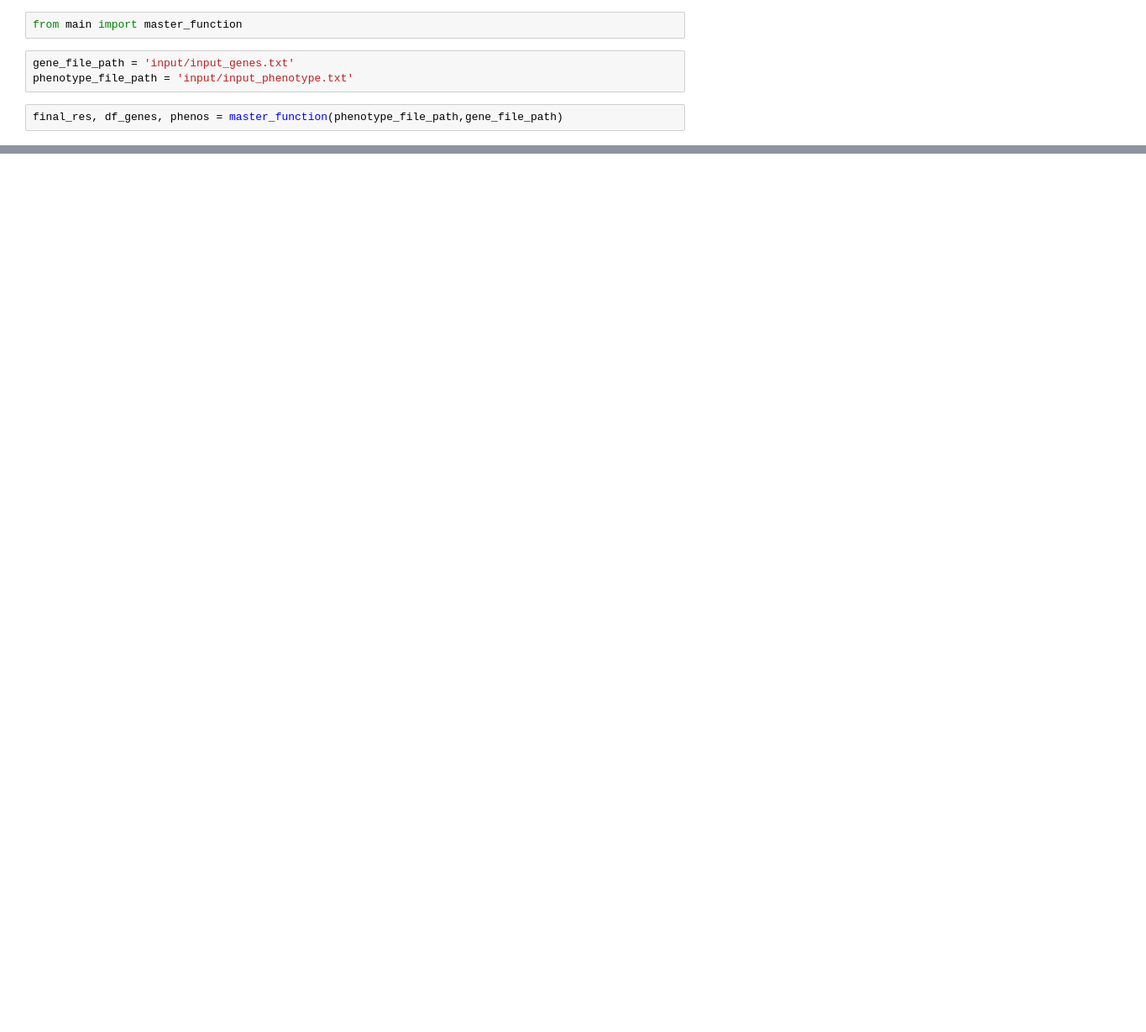
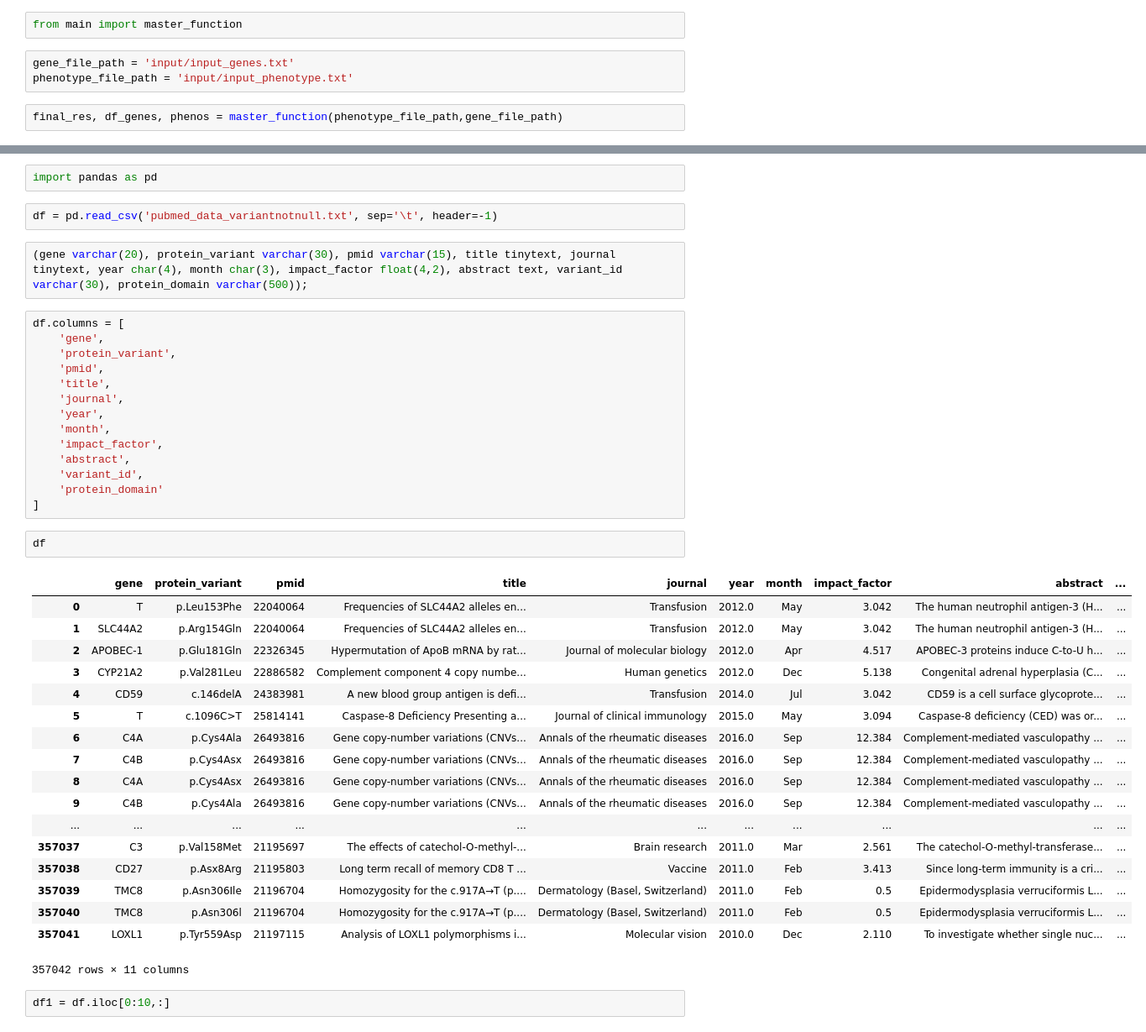
Before and after one commit to xguo39/deepbrain, a Jupyter notebook: deepb/test.ipynb, the cells around one changed output, grey strips where cells are left out. Shown at 84% size. Cells and saved outputs as stored; diff of their text form; blank space fills up the shorter version.

```diff
--- a/deepb/test.ipynb
+++ b/deepb/test.ipynb
@@ -27,0 +95,43 @@ final_res
+# %%
+import pandas as pd
+# %%
+df = pd.read_csv('pubmed_data_variantnotnull.txt', sep='\t', header=-1)
+# %%
+(gene varchar(20), protein_variant varchar(30), pmid varchar(15), title tinytext, journal tinytext, year char(4), month char(3), impact_factor float(4,2), abstract text, variant_id varchar(30), protein_domain varchar(500));
+# %%
+df.columns = [
+    'gene',
+    'protein_variant',
+    'pmid',
+    'title',
+    'journal',
+    'year',
+    'month',
+    'impact_factor',
+    'abstract',
+    'variant_id',
+    'protein_domain'
+]
+# %%
+df
+# %% [output]
+|  | gene | protein_variant | pmid | title | journal | year | month | impact_factor | abstract | ... |
+| 0 | T | p.Leu153Phe | 22040064 | Frequencies of SLC44A2 alleles en... | Transfusion | 2012.0 | May | 3.042 | The human neutrophil antigen-3 (H... | ... |
+| 1 | SLC44A2 | p.Arg154Gln | 22040064 | Frequencies of SLC44A2 alleles en... | Transfusion | 2012.0 | May | 3.042 | The human neutrophil antigen-3 (H... | ... |
+| 2 | APOBEC-1 | p.Glu181Gln | 22326345 | Hypermutation of ApoB mRNA by rat... | Journal of molecular biology | 2012.0 | Apr | 4.517 | APOBEC-3 proteins induce C-to-U h... | ... |
+| 3 | CYP21A2 | p.Val281Leu | 22886582 | Complement component 4 copy numbe... | Human genetics | 2012.0 | Dec | 5.138 | Congenital adrenal hyperplasia (C... | ... |
+| 4 | CD59 | c.146delA | 24383981 | A new blood group antigen is defi... | Transfusion | 2014.0 | Jul | 3.042 | CD59 is a cell surface glycoprote... | ... |
+| 5 | T | c.1096C>T | 25814141 | Caspase-8 Deficiency Presenting a... | Journal of clinical immunology | 2015.0 | May | 3.094 | Caspase-8 deficiency (CED) was or... | ... |
+| 6 | C4A | p.Cys4Ala | 26493816 | Gene copy-number variations (CNVs... | Annals of the rheumatic diseases | 2016.0 | Sep | 12.384 | Complement-mediated vasculopathy ... | ... |
+| 7 | C4B | p.Cys4Asx | 26493816 | Gene copy-number variations (CNVs... | Annals of the rheumatic diseases | 2016.0 | Sep | 12.384 | Complement-mediated vasculopathy ... | ... |
+| 8 | C4A | p.Cys4Asx | 26493816 | Gene copy-number variations (CNVs... | Annals of the rheumatic diseases | 2016.0 | Sep | 12.384 | Complement-mediated vasculopathy ... | ... |
+| 9 | C4B | p.Cys4Ala | 26493816 | Gene copy-number variations (CNVs... | Annals of the rheumatic diseases | 2016.0 | Sep | 12.384 | Complement-mediated vasculopathy ... | ... |
+| ... | ... | ... | ... | ... | ... | ... | ... | ... | ... | ... |
+| 357037 | C3 | p.Val158Met | 21195697 | The effects of catechol-O-methyl-... | Brain research | 2011.0 | Mar | 2.561 | The catechol-O-methyl-transferase... | ... |
+| 357038 | CD27 | p.Asx8Arg | 21195803 | Long term recall of memory CD8 T ... | Vaccine | 2011.0 | Feb | 3.413 | Since long-term immunity is a cri... | ... |
+| 357039 | TMC8 | p.Asn306Ile | 21196704 | Homozygosity for the c.917A→T (p.... | Dermatology (Basel, Switzerland) | 2011.0 | Feb | 0.5 | Epidermodysplasia verruciformis L... | ... |
+| 357040 | TMC8 | p.Asn306l | 21196704 | Homozygosity for the c.917A→T (p.... | Dermatology (Basel, Switzerland) | 2011.0 | Feb | 0.5 | Epidermodysplasia verruciformis L... | ... |
+| 357041 | LOXL1 | p.Tyr559Asp | 21197115 | Analysis of LOXL1 polymorphisms i... | Molecular vision | 2010.0 | Dec | 2.110 | To investigate whether single nuc... | ... |
+357042 rows × 11 columns
+# %%
+df1 = df.iloc[0:10,:]
```
Also changed, not shown: parts of 21 cells of this notebook, 16 other files.
